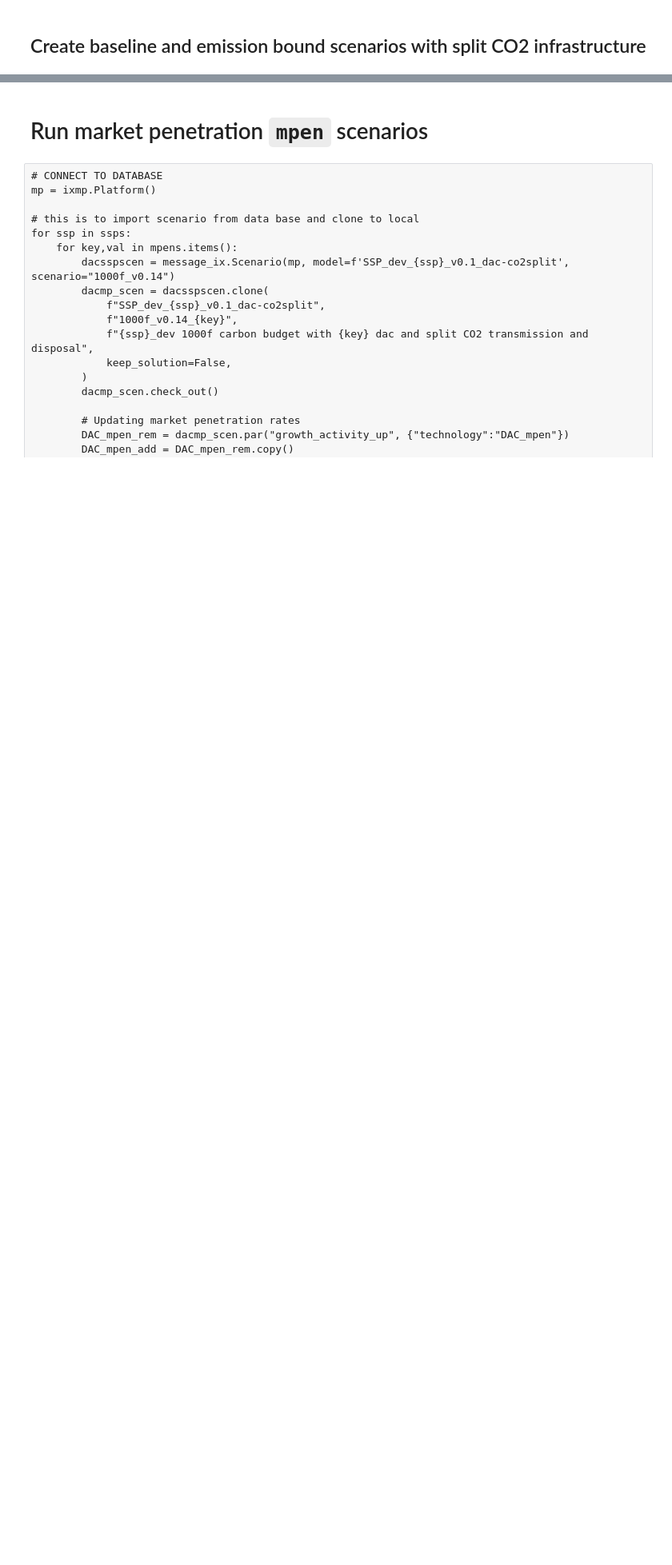
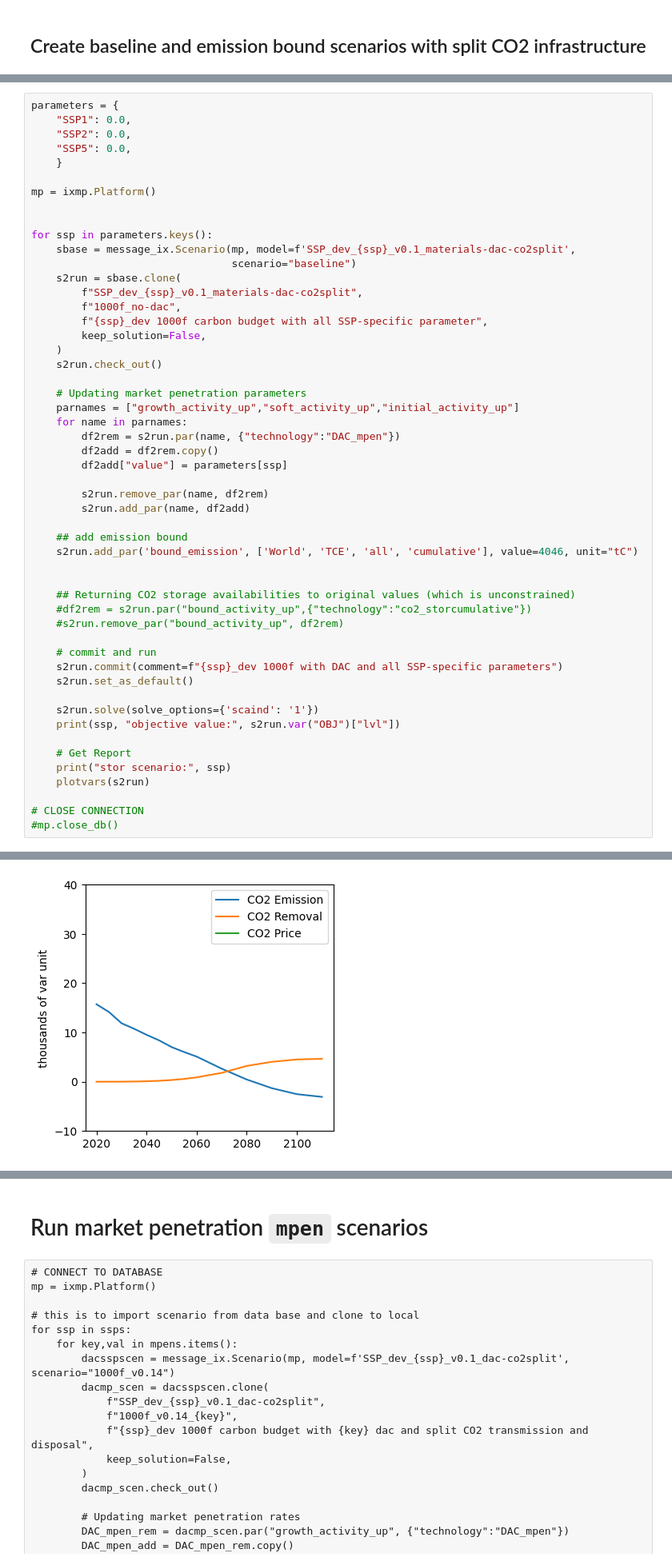
Before and after one commit to ywpratama/message_ix, a Jupyter notebook: tutorial/dac_scenarios/SSPs/[SSP_dev] Single Runner Script - All SSPs - MESSAGE_Materials_DAC.ipynb, the cells around one changed output, grey strips where cells are left out. Shown: that part at 80% size. Cells and saved outputs as stored; diff of their text form; blank space fills up the shorter version.

```diff
--- a/tutorial/dac_scenarios/SSPs/[SSP_dev] Single Runner Script - All SSPs - MESSAGE_Materials_DAC.ipynb
+++ b/tutorial/dac_scenarios/SSPs/[SSP_dev] Single Runner Script - All SSPs - MESSAGE_Materials_DAC.ipynb
@@ -520,0 +520,53 @@ DAC 1000f|Split CO2 infrastructure
+# %%
+parameters = {
+    "SSP1": 0.0,
+    "SSP2": 0.0,
+    "SSP5": 0.0,
+    }
+
+mp = ixmp.Platform()
+
+
+for ssp in parameters.keys():
+    sbase = message_ix.Scenario(mp, model=f'SSP_dev_{ssp}_v0.1_materials-dac-co2split',
+                                scenario="baseline")
+    s2run = sbase.clone(
+        f"SSP_dev_{ssp}_v0.1_materials-dac-co2split",
+        f"1000f_no-dac",
+        f"{ssp}_dev 1000f carbon budget with all SSP-specific parameter",
+        keep_solution=False,
+    )
+    s2run.check_out()
+
+    # Updating market penetration parameters
+    parnames = ["growth_activity_up","soft_activity_up","initial_activity_up"]
+    for name in parnames:
+        df2rem = s2run.par(name, {"technology":"DAC_mpen"})
+        df2add = df2rem.copy()
+        df2add["value"] = parameters[ssp]
+
+        s2run.remove_par(name, df2rem)
+        s2run.add_par(name, df2add)
+
+    ## add emission bound
+    s2run.add_par('bound_emission', ['World', 'TCE', 'all', 'cumulative'], value=4046, unit="tC")
+
+
+    ## Returning CO2 storage availabilities to original values (which is unconstrained)
+    #df2rem = s2run.par("bound_activity_up",{"technology":"co2_storcumulative"})
+    #s2run.remove_par("bound_activity_up", df2rem)
+
+    # commit and run
+    s2run.commit(comment=f"{ssp}_dev 1000f with DAC and all SSP-specific parameters")
+    s2run.set_as_default()
+
+    s2run.solve(solve_options={'scaind': '1'})
+    print(ssp, "objective value:", s2run.var("OBJ")["lvl"])
+
+    # Get Report
+    print("stor scenario:", ssp)
+    plotvars(s2run)
+
+# CLOSE CONNECTION
+#mp.close_db()
+# %% [output]
@@ -520,0 +575 @@ DAC 1000f|Split CO2 infrastructure
+[figure, added]
```
Also changed, not shown: parts of 6 cells of this notebook, 38 other files.
